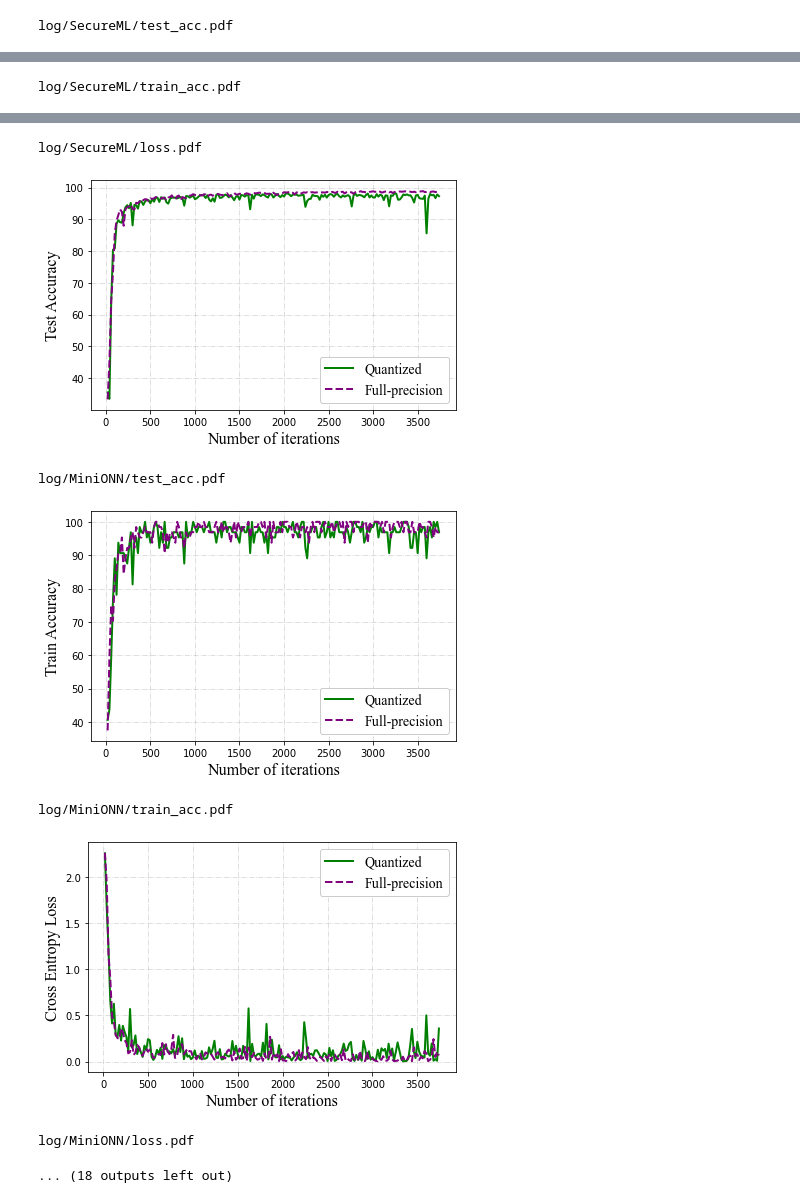
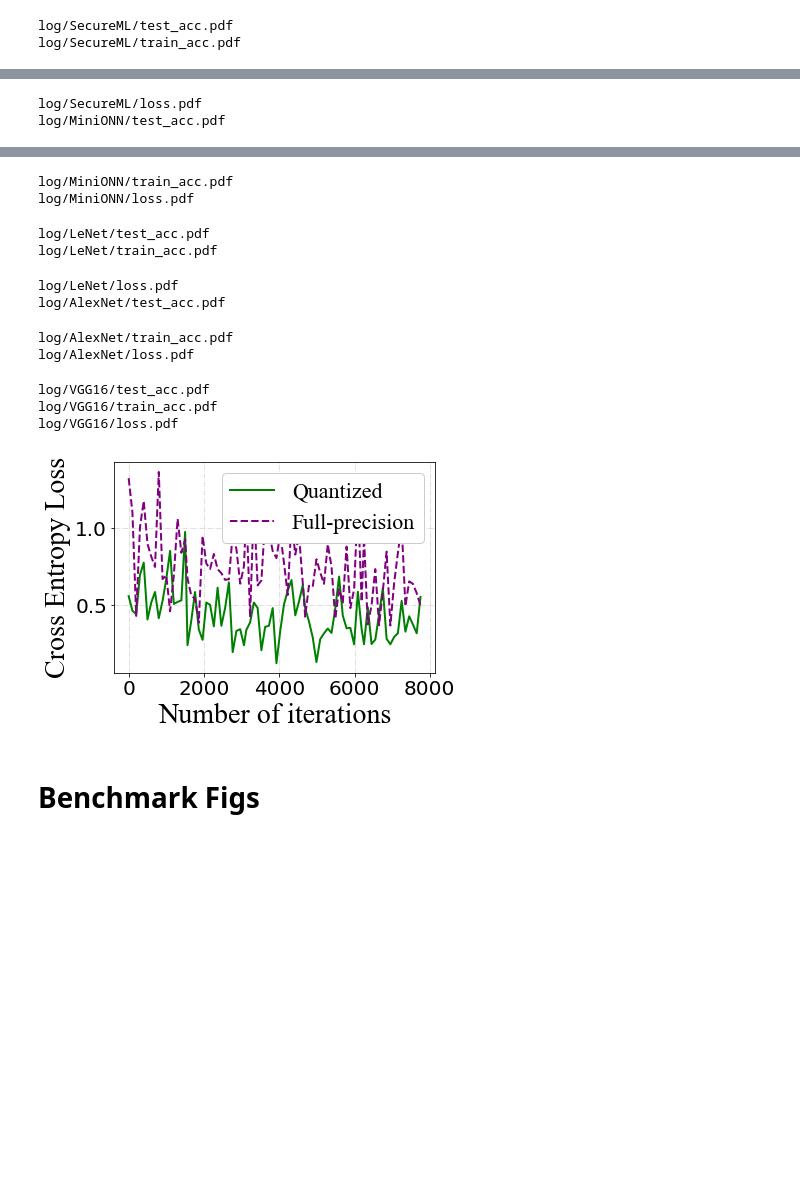
Before and after one commit to llCurious/falcon-public, a Jupyter notebook: scripts/draw_utils.ipynb, the cells around one changed output, grey strips where cells are left out. Drawn from its saved outputs; the diff is of its cells as text; code cells hidden in the pictures; blank space fills up the shorter version.

```diff
--- a/scripts/draw_utils.ipynb
+++ b/scripts/draw_utils.ipynb
@@ -8,13 +8,13 @@ import os
 models = ['SecureML', 'MiniONN', 'LeNet', 'AlexNet', 'VGG16']
 metrics = ['test_acc', 'train_acc', 'loss']
 
-font_family1 = {'family': 'Times New Roman', 'size': 16}
-font_family2 = {'family': 'Times New Roman', 'size': 14}
+font_family1 = {'family': 'Times New Roman', 'size': 28}
+font_family2 = {'family': 'Times New Roman', 'size': 22}
 
 # model_name = "SecureML"
-interval = 5
+interval = 1
 
-def draw_acc_fig(x_quant, y_quant, x_full, y_full, name, base_path):
+def draw_acc_fig(x_quant, y_quant, x_full, y_full, name, base_path, model):
     x_quant = x_quant[slice(0, len(x_quant), interval)]
     y_quant = y_quant[slice(0, len(y_quant), interval)]
     x_full = x_full[slice(0, len(x_full), interval)]
@@ -36,13 +36,14 @@ def draw_acc_fig(x_quant, y_quant, x_full, y_full, name, base_path):
         ylabel = 'Cross Entropy Loss'
 
     plt.ylabel(ylabel, fontdict=font_family1)
+    plt.tick_params(labelsize=20)
     # plt.title(name, fontdict=font_family)
     # plt.xticks(x)
     plt.legend(['Quantized', 'Full-precision'], framealpha=1, prop=font_family2)
     plt.tight_layout()
-    plt.show()
+    # plt.show()
     print(base_path + name + '.pdf')
-    # plt.savefig(base_path + name + '.pdf')
+    plt.savefig(base_path + name + '_' + model + '.pdf')
 
 def load_data(quant):
     x = []
@@ -62,6 +63,6 @@ if __name__ == '__main__':
             for metric in metrics:
                 x_quant, y_quant = load_data(True)
                 x_full, y_full = load_data(False)
-                draw_acc_fig(x_quant, y_quant, x_full, y_full, metric, 'log/' + model + '/')
+                draw_acc_fig(x_quant, y_quant, x_full, y_full, metric, 'log/' + model + '/', model)
                 # draw_acc_fig(, metric, 'log/' + model + '/')
 # %% [output]
@@ -69 +69,2 @@ if __name__ == '__main__':
 log/SecureML/test_acc.pdf
+log/SecureML/train_acc.pdf
@@ -71 +71,2 @@ log/SecureML/test_acc.pdf
-log/SecureML/train_acc.pdf
+log/SecureML/loss.pdf
+log/MiniONN/test_acc.pdf
@@ -73,8 +73,14 @@ log/SecureML/train_acc.pdf
-log/SecureML/loss.pdf
+log/MiniONN/train_acc.pdf
+log/MiniONN/loss.pdf
-[figure, removed]
-log/MiniONN/test_acc.pdf
+log/LeNet/test_acc.pdf
+log/LeNet/train_acc.pdf
-[figure, removed]
-log/MiniONN/train_acc.pdf
+log/LeNet/loss.pdf
+log/AlexNet/test_acc.pdf
-[figure, removed]
-log/MiniONN/loss.pdf
+log/AlexNet/train_acc.pdf
+log/AlexNet/loss.pdf
-... (18 outputs left out)
+log/VGG16/test_acc.pdf
+log/VGG16/train_acc.pdf
+log/VGG16/loss.pdf
+[figure, new version]
+# %% [markdown]
+# Benchmark Figs
```
Also changed, not shown: parts of 2 cells of this notebook, 3 other files.
